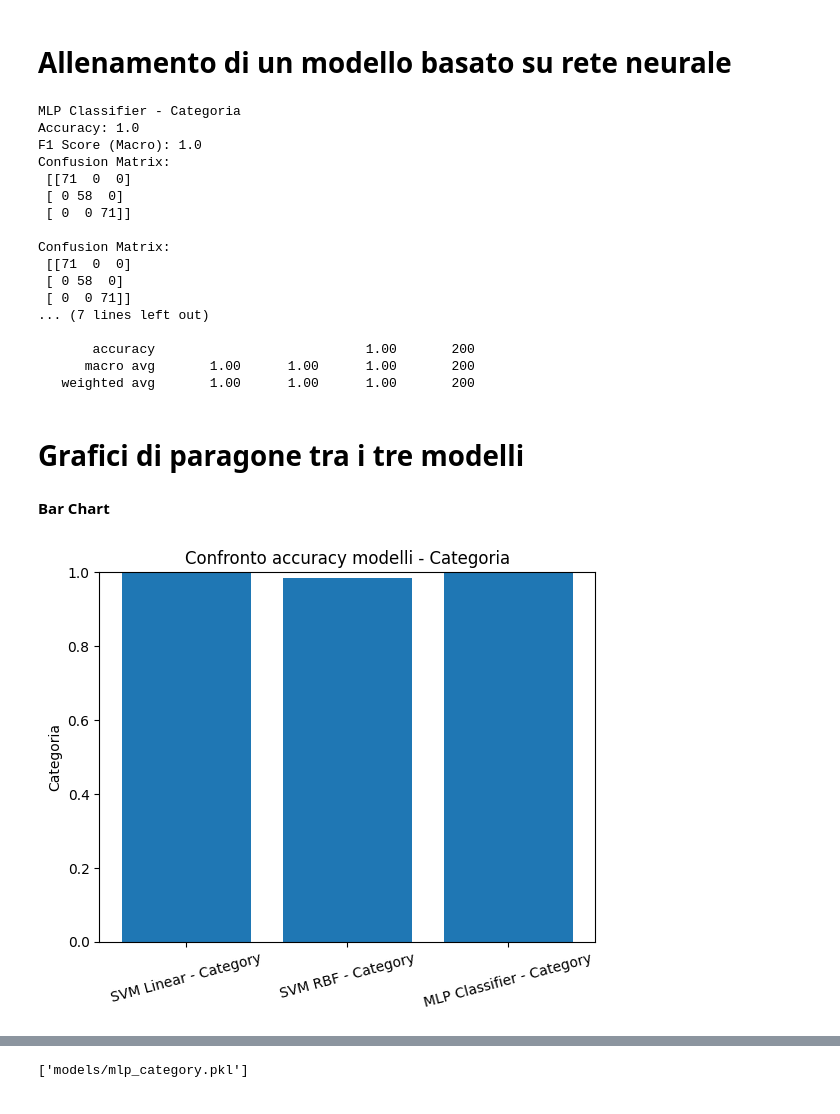
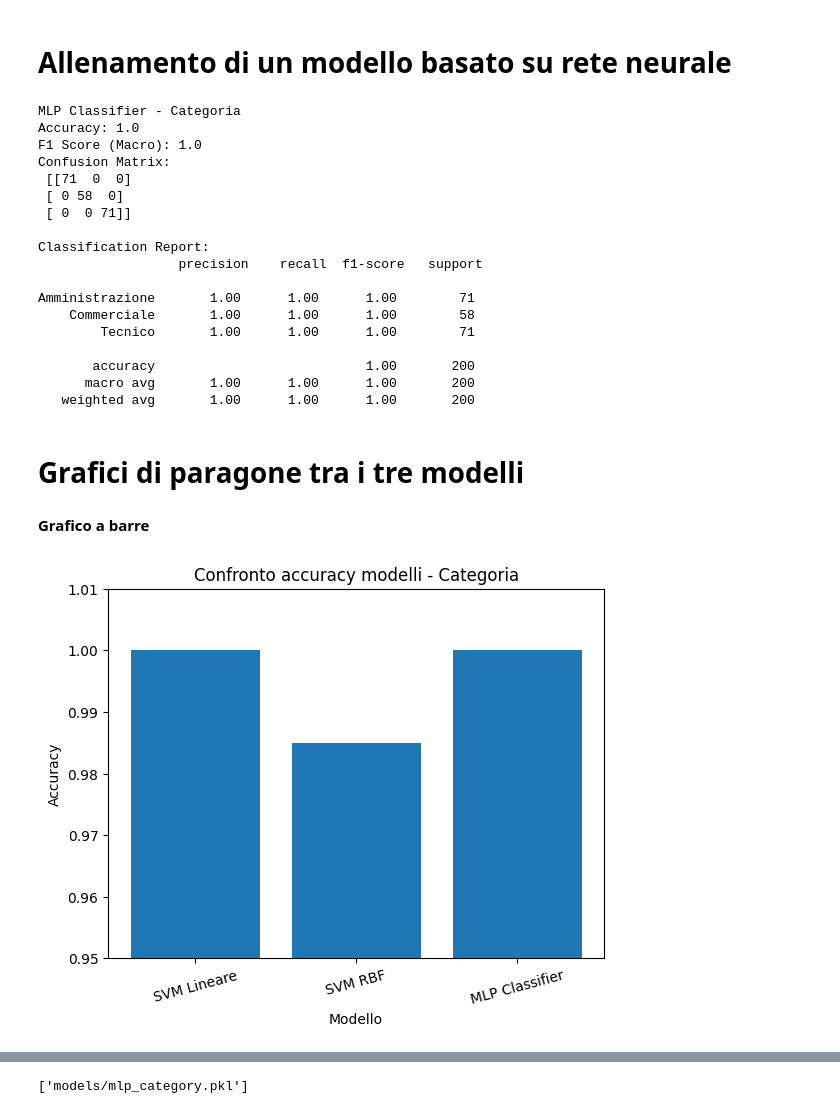
Before and after one commit to LorenzoDelFrancia/PW-18-Triage-automatico-dei-ticket-con-Machine-Learning, a Jupyter notebook: Train_category.ipynb, the cells around one changed output, grey strips where cells are left out. Drawn from its saved outputs; the diff is of its cells as text; code cells hidden in the pictures.

```diff
--- a/Train_category.ipynb
+++ b/Train_category.ipynb
@@ -147,7 +147,6 @@ print("MLP Classifier - Categoria")
 print("Accuracy:", accuracy_cat_mlp)
 print("F1 Score (Macro):", f1_cat_mlp)
 print("Confusion Matrix:\n", cm_mlp)
-print("\nConfusion Matrix: \n", cm_mlp)
 print("\nClassification Report:\n", classification_report(y_test_cat, y_pred_cat_mlp))
 # %% [output]
 MLP Classifier - Categoria
@@ -158,11 +157,12 @@ Confusion Matrix:
  [ 0 58  0]
  [ 0  0 71]]
 
-Confusion Matrix:
- [[71  0  0]
- [ 0 58  0]
- [ 0  0 71]]
-... (7 lines left out)
+Classification Report:
+                  precision    recall  f1-score   support
+
+Amministrazione       1.00      1.00      1.00        71
+    Commerciale       1.00      1.00      1.00        58
+        Tecnico       1.00      1.00      1.00        71
 
        accuracy                           1.00       200
       macro avg       1.00      1.00      1.00       200
@@ -171,23 +171,24 @@ Confusion Matrix:
 # **Grafici di paragone tra i tre modelli**
 # %%
 results = {}
-results['SVM Linear - Category'] = {'category': accuracy_cat_linear, 'f1_score': f1_cat_linear, 'confusion_matrix': cm_linear}
-results['SVM RBF - Category'] = {'category': accuracy_cat_rbf, 'f1_score': f1_cat_rbf, 'confusion_matrix': cm_rbf}
-results['MLP Classifier - Category'] = {'category': accuracy_cat_mlp, 'f1_score': f1_cat_mlp, 'confusion_matrix': cm_mlp}
+results['SVM Lineare'] = {'accuracy': accuracy_cat_linear, 'f1_score': f1_cat_linear, 'confusion_matrix': cm_linear}
+results['SVM RBF'] = {'accuracy': accuracy_cat_rbf, 'f1_score': f1_cat_rbf, 'confusion_matrix': cm_rbf}
+results['MLP Classifier'] = {'accuracy': accuracy_cat_mlp, 'f1_score': f1_cat_mlp, 'confusion_matrix': cm_mlp}
-# %% [markdown]
-**Bar Chart**
+# %% [markdown]
+**Grafico a barre**
 # %%
 import matplotlib.pyplot as plt
 
 model_names = list(results.keys())
-accuracies = [results[model]['category'] for model in model_names]
+accuracies = [results[model]['accuracy'] for model in model_names]
 
 plt.figure()
 plt.bar(model_names, accuracies)
 plt.title("Confronto accuracy modelli - Categoria")
-plt.ylabel("Categoria")
-plt.ylim(0, 1)
+plt.xlabel("Modello")
+plt.ylabel("Accuracy")
+plt.ylim(0.95, 1.01)
 plt.xticks(rotation=15)
 plt.show()
 # %% [output]
-[figure, old version]
+[figure, new version]
```
Also changed, not shown: parts of 12 cells of this notebook, 8 other files.
